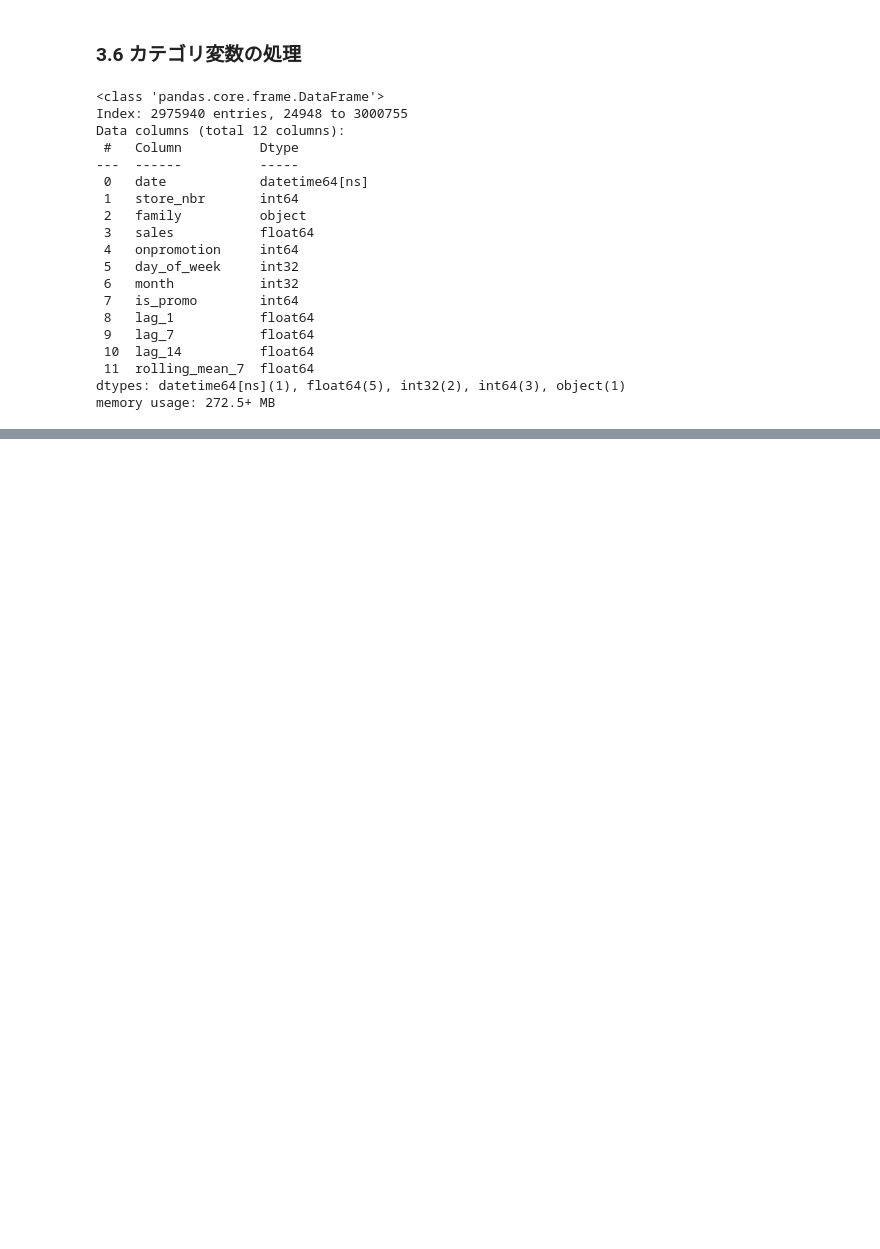
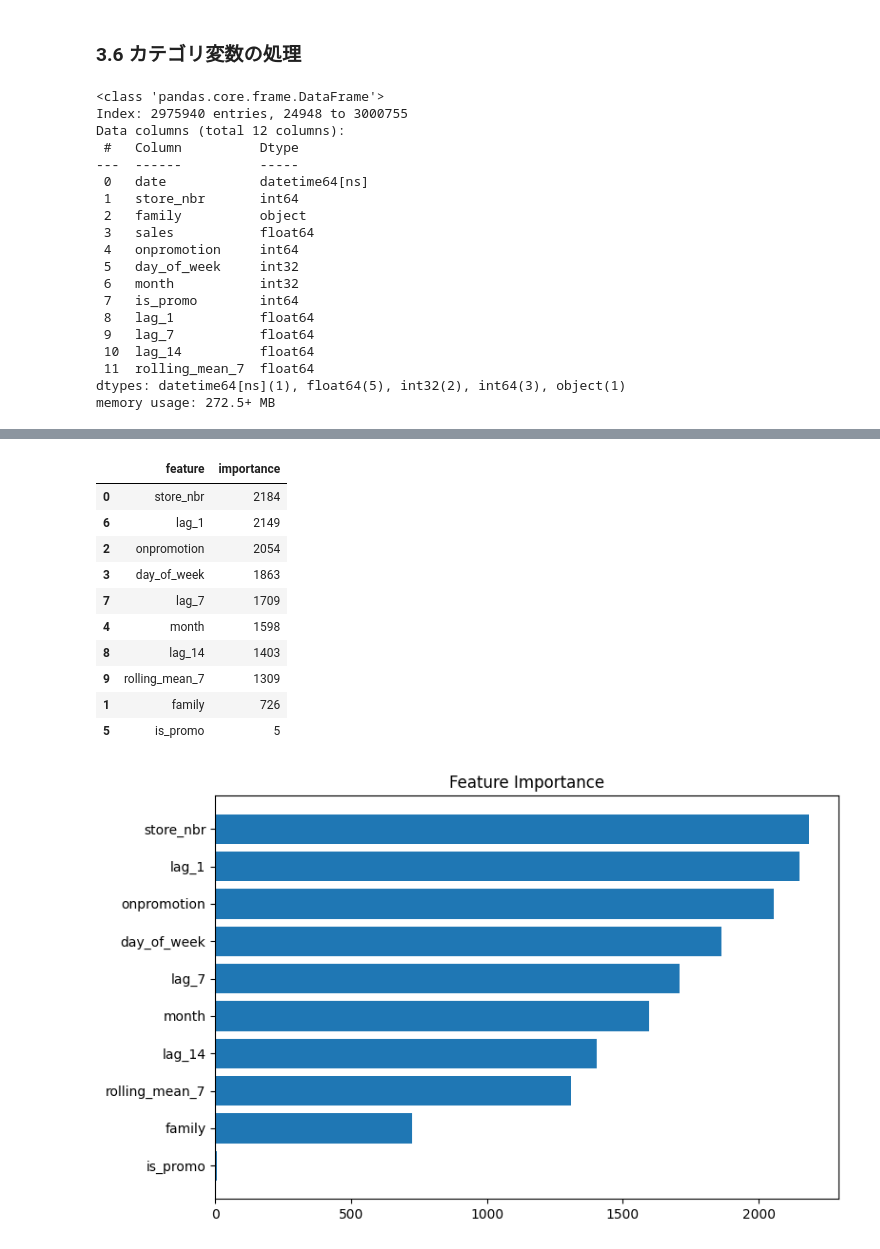
Before and after one commit to toshi039a/retail-demand-forecast, a Jupyter notebook: 需要予測PF_20260423.ipynb, the cells around one changed output, grey strips where cells are left out. Saved outputs shown, nothing was run; the diff lists cells and outputs as text; code cells hidden in the pictures; blank space fills up the shorter version.

```diff
--- a/需要予測PF_20260423.ipynb
+++ b/需要予測PF_20260423.ipynb
@@ -474,0 +494,20 @@ df_model['store_nbr'] = df_model['store_nbr'].astype('category')
+# %%
+from sklearn.metrics import mean_absolute_error
+
+# 日付順に並べる
+df_model = df_model.sort_values(['date', 'store_nbr', 'family']).copy()
+
+# 分割(直近90日)
+cutoff_date = df_model['date'].max() - pd.Timedelta(days=90)
+
+train_df = df_model[df_model['date'] <= cutoff_date].copy()
+test_df = df_model[df_model['date'] > cutoff_date].copy()
+
+print('train:', train_df['date'].min(), '~', train_df['date'].max())
+print('test:', test_df['date'].min(), '~', test_df['date'].max())
+
+# ベースライン（lag7）で予測・MAEで評価
+baseline_pred = test_df['lag_7']
+baseline_mae = mean_absolute_error(test_df['sales'], baseline_pred)
+
+print(f'Baseline MAE（lag7）: {baseline_mae:.4f}')
@@ -474,0 +586,31 @@ df_model['store_nbr'] = df_model['store_nbr'].astype('category')
+# %%
+import matplotlib.pyplot as plt
+
+# 特徴量重要度をデータフレーム化
+fi = pd.DataFrame({
+    'feature': lgb_model.feature_names_in_,
+    'importance': lgb_model.feature_importances_
+}).sort_values('importance', ascending=False)
+
+display(fi)
+
+# 可視化
+plt.figure(figsize=(8, 5))
+plt.barh(fi['feature'], fi['importance'])
+plt.gca().invert_yaxis()
+plt.title('Feature Importance')
+plt.tight_layout()
+plt.show()
+# %% [output]
+|  | feature | importance |
+| 0 | store_nbr | 2184 |
+| 6 | lag_1 | 2149 |
+| 2 | onpromotion | 2054 |
+| 3 | day_of_week | 1863 |
+| 7 | lag_7 | 1709 |
+| 4 | month | 1598 |
+| 8 | lag_14 | 1403 |
+| 9 | rolling_mean_7 | 1309 |
+| 1 | family | 726 |
+| 5 | is_promo | 5 |
+[figure, added]
```
Also changed, not shown: parts of 10 cells of this notebook.
